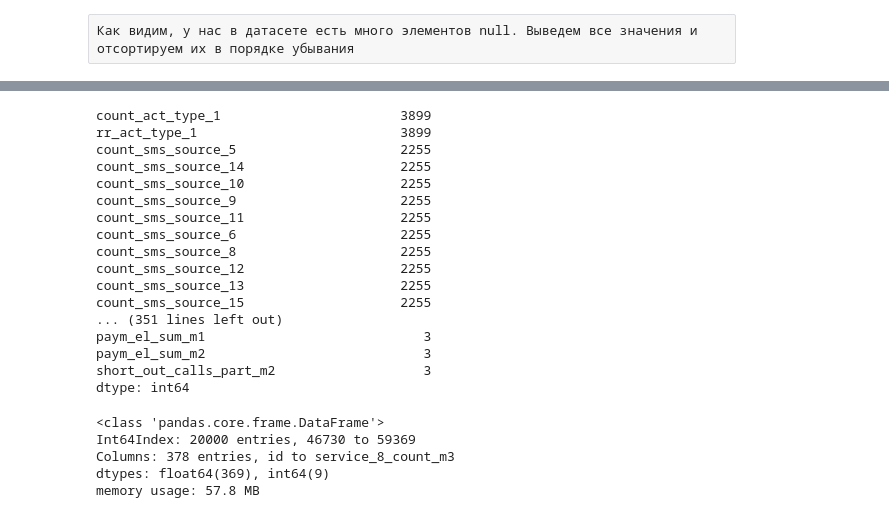
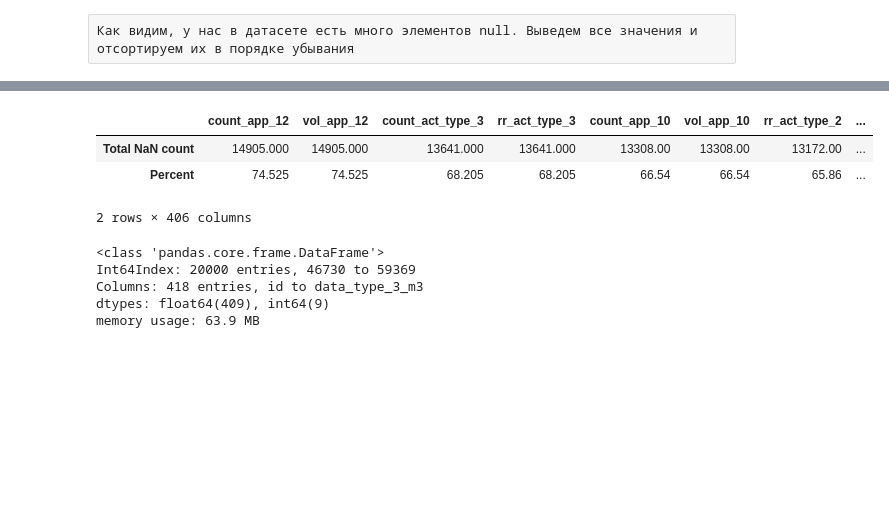
Before and after one commit to ML-Project-Univercity/Project, a Jupyter notebook: Project/Project.ipynb, the cells around one changed output, grey strips where cells are left out. Drawn from its saved outputs; the diff is of its cells as text; code cells hidden in the pictures; blank space fills up the shorter version.

```diff
--- a/Project/Project.ipynb
+++ b/Project/Project.ipynb
@@ -103,34 +123,22 @@ dtype: int64
 # %%
-limitPer = len(df_new) * .80
+limitPer = len(df_new) * .25
 df_new = df_new.dropna(thresh=limitPer, axis=1)
-# %%
-s = df_new.isna().sum()
-s = s[s != 0].sort_values(ascending=False)
-with pd.option_context('display.max_rows', None, 'display.max_columns', None):
-    print(s)
-# %% [output]
-count_act_type_1                       3899
-rr_act_type_1                          3899
-count_sms_source_5                     2255
-count_sms_source_14                    2255
-count_sms_source_10                    2255
-count_sms_source_9                     2255
-count_sms_source_11                    2255
-count_sms_source_6                     2255
-count_sms_source_8                     2255
-count_sms_source_12                    2255
-count_sms_source_13                    2255
-count_sms_source_15                    2255
-... (351 lines left out)
-paym_el_sum_m1                            3
-paym_el_sum_m2                            3
-short_out_calls_part_m2                   3
-dtype: int64
+# %%
+s = df_new.isna().sum()
+nan = pd.DataFrame(data = s[s != 0].sort_values(ascending=False), columns=['Total NaN count'])
+nan['Percent'] = df_new.isna().mean() * 100.0
+
+nan.T
+# %% [output]
+|  | count_app_12 | vol_app_12 | count_act_type_3 | rr_act_type_3 | count_app_10 | vol_app_10 | rr_act_type_2 | ... |
+| Total NaN count | 14905.000 | 14905.000 | 13641.000 | 13641.000 | 13308.00 | 13308.00 | 13172.00 | ... |
+| Percent | 74.525 | 74.525 | 68.205 | 68.205 | 66.54 | 66.54 | 65.86 | ... |
+2 rows × 406 columns
 # %%
 df_new.info()
 # %% [output]
 <class 'pandas.core.frame.DataFrame'>
 Int64Index: 20000 entries, 46730 to 59369
-Columns: 378 entries, id to service_8_count_m3
-dtypes: float64(369), int64(9)
-memory usage: 57.8 MB
+Columns: 418 entries, id to data_type_3_m3
+dtypes: float64(409), int64(9)
+memory usage: 63.9 MB
```
Also changed, not shown: parts of 10 cells of this notebook.
